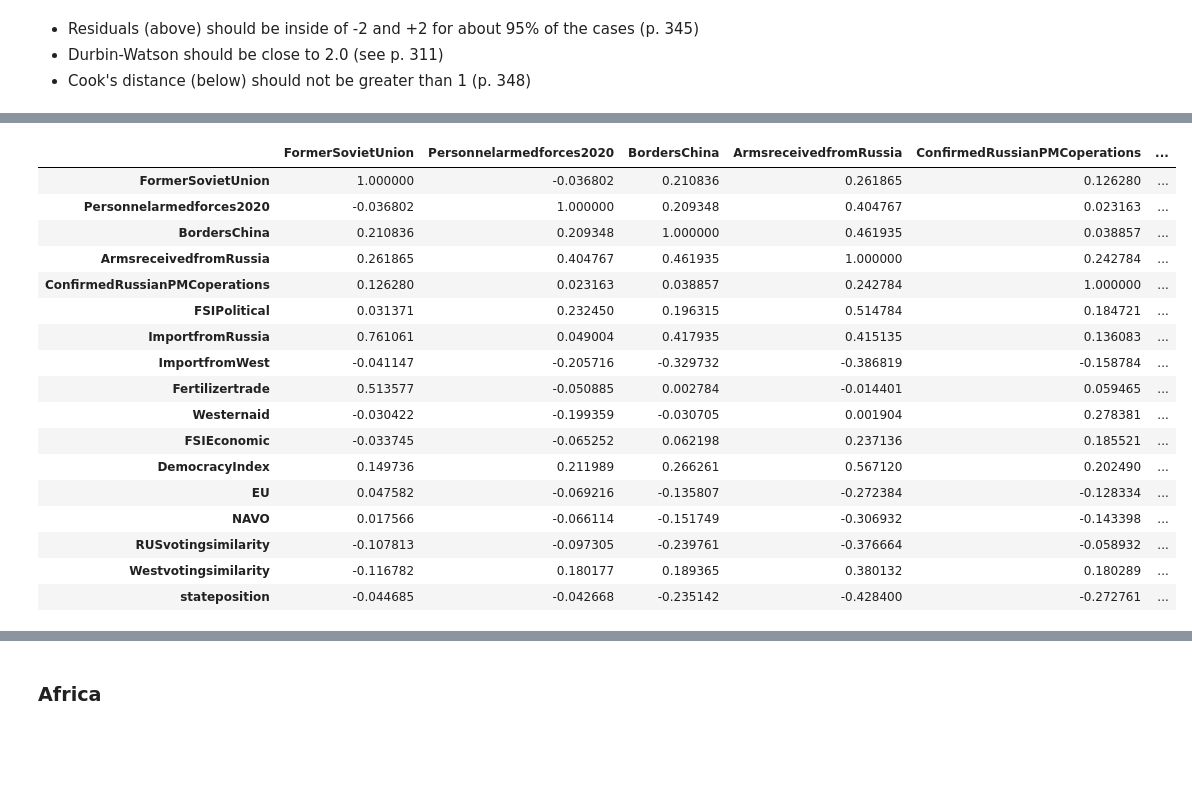
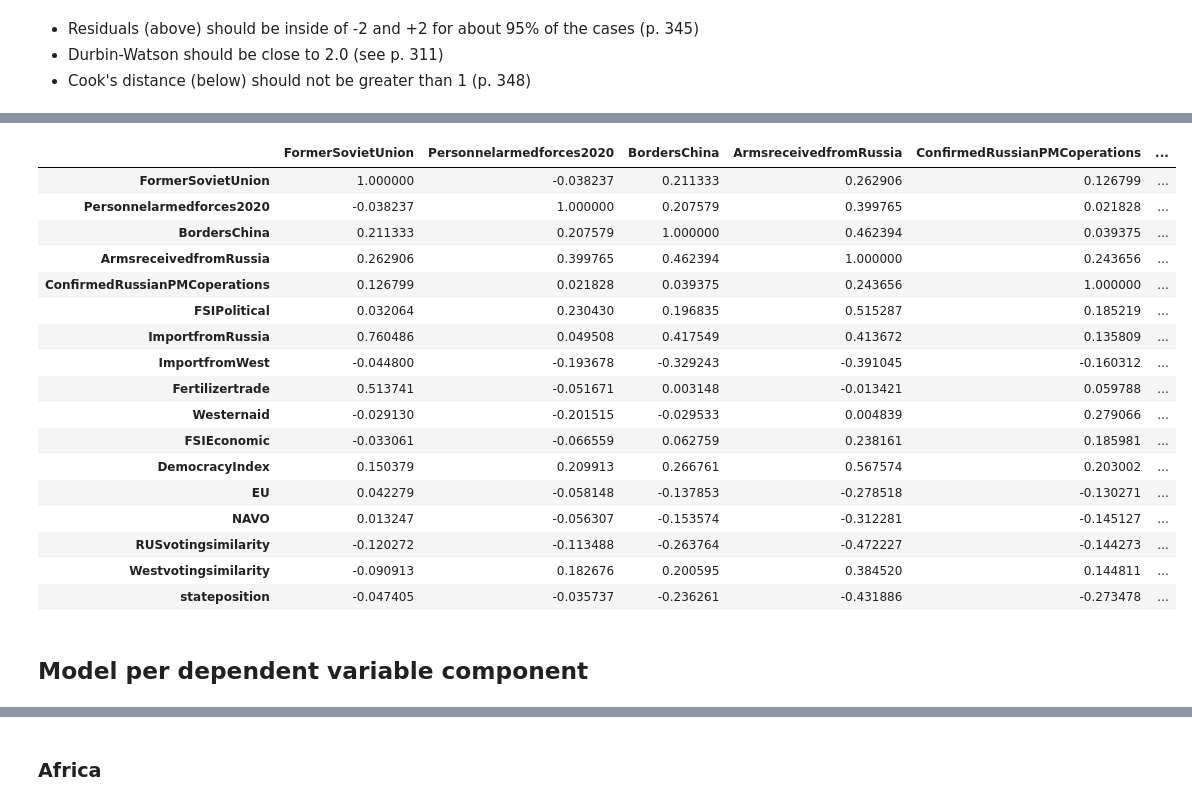
Before and after one commit to NienkeWessel/CodeThesisConflicts, a Jupyter notebook: Create_database.ipynb, the cells around one changed output, grey strips where cells are left out. Cells and saved outputs as stored; diff of their text form; code cells hidden in the pictures; blank space fills up the shorter version.

```diff
--- a/Create_database.ipynb
+++ b/Create_database.ipynb
@@ -1042,7 +1042,7 @@ def get_vote_similarities(votes_df):
 
     return sims_df.set_index('country_code')
 
-UN_votes_2000_2021 = all_UN_votes[(all_UN_votes['date'] > convert("2000-01-01")) & (all_UN_votes['date'] < convert("2022-02-01"))]
+UN_votes_2000_2021 = all_UN_votes[(all_UN_votes['date'] > convert("2012-02-01")) & (all_UN_votes['date'] < convert("2022-02-01"))]
 
 #display(get_vote_similarities(UN_votes_2000_2021))
 
@@ -1537,6 +1553,7 @@ filename = "SIPRIUkraine20222025.xlsx"
 read_arms_Ukraine(filename, database, code_for_countries)
 database = read_and_append_to_database(filename, read_arms_Ukraine, database, code_for_countries)
 #database['arms supplied'] = database['arms supplied']/database['GDP 2023']
+database['arms supplied count'].fillna(0, inplace=True)
 database = scale_diminishing(database, 'arms supplied count', 'arms supplied')
 database['arms supplied'].fillna(0, inplace=True)
 
@@ -1742,2 +1832,17 @@ dep_var = ['state position']
 # %%
 database['FSI Total'] = database['FSI Total (2021)']
+# %%
+def filter_out_spaces(indep_variables, filtered_database, dep_var):
+    rename_dict = {}
+    spaceless_indep_vars = []
+    for col in indep_variables:
+        rename_dict[col] = col.replace(" ", "")
+        spaceless_indep_vars.append(col.replace(" ", ""))
+    rename_dict[dep_var[0]] = dep_var[0].replace(" ", "")
+    #print(rename_dict)
+    #print(spaceless_indep_vars)
+    filtered_database_spaceless = filtered_database.rename(columns = rename_dict)
+    return spaceless_indep_vars, filtered_database_spaceless
+
+#spaceless_indep_vars, filtered_database_spaceless = filter_out_spaces(indep_variables, filtered_database, dep_var)
+#display(filtered_database_spaceless)
@@ -1743,0 +1856,4 @@ database['FSI Total'] = database['FSI Total (2021)']
+# %%
+def prep_database(database, indep_variables, dep_var):
+    filtered_database = database[indep_variables + dep_var].dropna().drop(['UKR', 'RUS'],axis=0, errors='ignore')
+    return filter_out_spaces(indep_variables, filtered_database, dep_var)
@@ -2029,21 +2103,25 @@ vif
 # %%
-filtered_database_spaceless.corr()
+def print_correlations(database, indep_vars, dep_var):
+    spaceless_indep_vars, filtered_database_spaceless = prep_database(database, indep_vars, dep_var)
+    display(filtered_database_spaceless.corr())
+
+print_correlations(database, indep_variables, dep_var)
 # %% [output]
 |  | FormerSovietUnion | Personnelarmedforces2020 | BordersChina | ArmsreceivedfromRussia | ConfirmedRussianPMCoperations | ... |
-| FormerSovietUnion | 1.000000 | -0.036802 | 0.210836 | 0.261865 | 0.126280 | ... |
-| Personnelarmedforces2020 | -0.036802 | 1.000000 | 0.209348 | 0.404767 | 0.023163 | ... |
-| BordersChina | 0.210836 | 0.209348 | 1.000000 | 0.461935 | 0.038857 | ... |
-| ArmsreceivedfromRussia | 0.261865 | 0.404767 | 0.461935 | 1.000000 | 0.242784 | ... |
-| ConfirmedRussianPMCoperations | 0.126280 | 0.023163 | 0.038857 | 0.242784 | 1.000000 | ... |
-| FSIPolitical | 0.031371 | 0.232450 | 0.196315 | 0.514784 | 0.184721 | ... |
-| ImportfromRussia | 0.761061 | 0.049004 | 0.417935 | 0.415135 | 0.136083 | ... |
-| ImportfromWest | -0.041147 | -0.205716 | -0.329732 | -0.386819 | -0.158784 | ... |
-| Fertilizertrade | 0.513577 | -0.050885 | 0.002784 | -0.014401 | 0.059465 | ... |
-| Westernaid | -0.030422 | -0.199359 | -0.030705 | 0.001904 | 0.278381 | ... |
-| FSIEconomic | -0.033745 | -0.065252 | 0.062198 | 0.237136 | 0.185521 | ... |
-| DemocracyIndex | 0.149736 | 0.211989 | 0.266261 | 0.567120 | 0.202490 | ... |
-| EU | 0.047582 | -0.069216 | -0.135807 | -0.272384 | -0.128334 | ... |
-| NAVO | 0.017566 | -0.066114 | -0.151749 | -0.306932 | -0.143398 | ... |
-| RUSvotingsimilarity | -0.107813 | -0.097305 | -0.239761 | -0.376664 | -0.058932 | ... |
-| Westvotingsimilarity | -0.116782 | 0.180177 | 0.189365 | 0.380132 | 0.180289 | ... |
-| stateposition | -0.044685 | -0.042668 | -0.235142 | -0.428400 | -0.272761 | ... |
+| FormerSovietUnion | 1.000000 | -0.038237 | 0.211333 | 0.262906 | 0.126799 | ... |
+| Personnelarmedforces2020 | -0.038237 | 1.000000 | 0.207579 | 0.399765 | 0.021828 | ... |
+| BordersChina | 0.211333 | 0.207579 | 1.000000 | 0.462394 | 0.039375 | ... |
+| ArmsreceivedfromRussia | 0.262906 | 0.399765 | 0.462394 | 1.000000 | 0.243656 | ... |
+| ConfirmedRussianPMCoperations | 0.126799 | 0.021828 | 0.039375 | 0.243656 | 1.000000 | ... |
+| FSIPolitical | 0.032064 | 0.230430 | 0.196835 | 0.515287 | 0.185219 | ... |
+| ImportfromRussia | 0.760486 | 0.049508 | 0.417549 | 0.413672 | 0.135809 | ... |
+| ImportfromWest | -0.044800 | -0.193678 | -0.329243 | -0.391045 | -0.160312 | ... |
+| Fertilizertrade | 0.513741 | -0.051671 | 0.003148 | -0.013421 | 0.059788 | ... |
+| Westernaid | -0.029130 | -0.201515 | -0.029533 | 0.004839 | 0.279066 | ... |
+| FSIEconomic | -0.033061 | -0.066559 | 0.062759 | 0.238161 | 0.185981 | ... |
+| DemocracyIndex | 0.150379 | 0.209913 | 0.266761 | 0.567574 | 0.203002 | ... |
+| EU | 0.042279 | -0.058148 | -0.137853 | -0.278518 | -0.130271 | ... |
+| NAVO | 0.013247 | -0.056307 | -0.153574 | -0.312281 | -0.145127 | ... |
+| RUSvotingsimilarity | -0.120272 | -0.113488 | -0.263764 | -0.472227 | -0.144273 | ... |
+| Westvotingsimilarity | -0.090913 | 0.182676 | 0.200595 | 0.384520 | 0.144811 | ... |
+| stateposition | -0.047405 | -0.035737 | -0.236261 | -0.431886 | -0.273478 | ... |
@@ -2049,0 +2135,2 @@ filtered_database_spaceless.corr()
+# %% [markdown]
+## Model per dependent variable component
```
Also changed, not shown: parts of 86 cells of this notebook.
